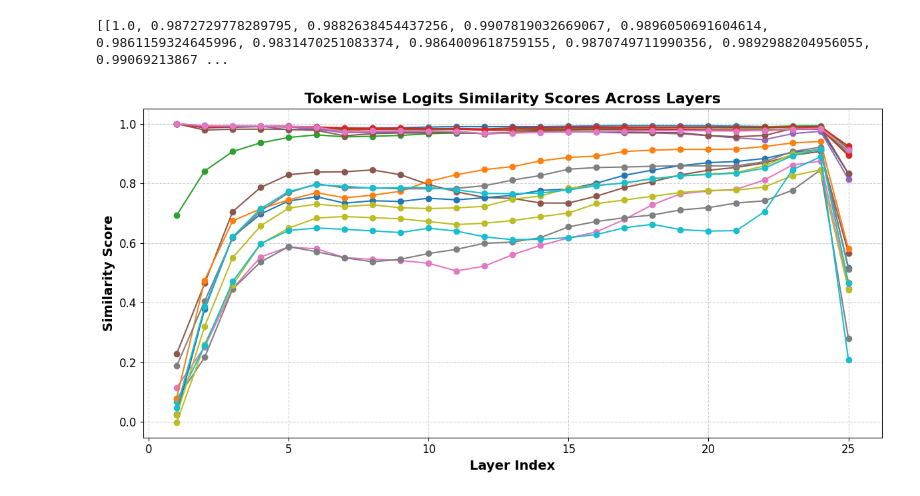
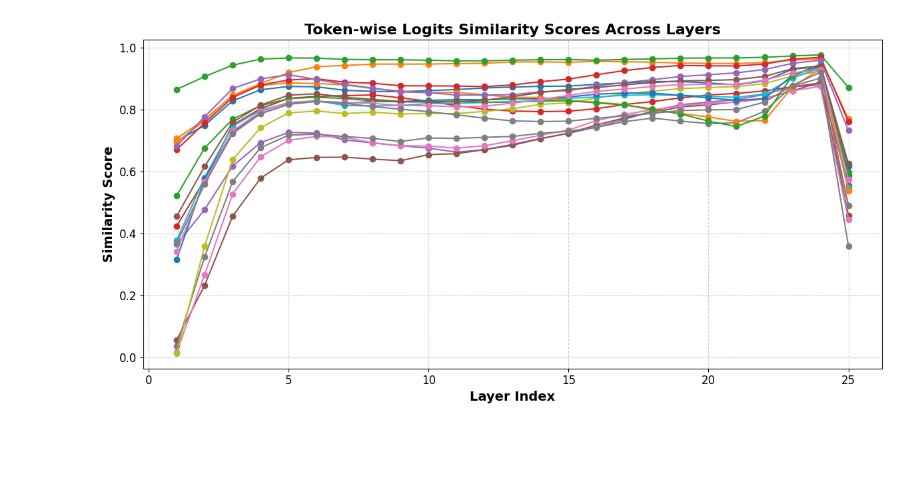
Before and after one commit to bilgee0517/capstone, a Jupyter notebook: evaluation/visualizations.ipynb, the cells around one changed output. Drawn from its saved outputs; the diff is of its cells as text; code cells hidden in the pictures; blank space fills up the shorter version.

```diff
--- a/evaluation/visualizations.ipynb
+++ b/evaluation/visualizations.ipynb
@@ -1,42 +1,46 @@
 # %%
 import json
+import numpy as np
 
 # Open and load the JSON file
 with open("results/logit_result.json", "r") as file:
     data = json.load(file)
 
 # Print the entire JSON content
-print(data["similarities"])
+similarity_matrices = [np.array(entry["similarities"]) for entry in data]  # Convert each to NumPy array
+# Stack into a single 3D NumPy array (num_sentences, num_steps, num_layers)
+similarity_matrices = np.stack(similarity_matrices, axis=0)
+# Compute the mean similarity for each (step, layer) across sentences
+average_similarities = np.mean(similarity_matrices, axis=0)
-# %% [output]
-[[1.0, 0.9872729778289795, 0.9882638454437256, 0.9907819032669067, 0.9896050691604614, 0.9861159324645996, 0.9831470251083374, 0.9864009618759155, 0.9870749711990356, 0.9892988204956055, 0.99069213867 ...
 # %%
 import matplotlib.pyplot as plt
 import numpy as np
 
-similarities = np.array(data["similarities"])
+similarities = average_similarities[2:, :]  # Excludes first two rows (tokens)
+
 # Number of tokens and layers
 num_tokens, num_layers = similarities.shape
 
 # Create the plot
 plt.figure(figsize=(12, 6))
 
 # Plot each token's similarity score across layers
 for token_idx in range(num_tokens):
     plt.plot(range(1, num_layers + 1), similarities[token_idx], marker="o", linestyle="-", label=f"Token {token_idx+1}")
 
 # Styling
 plt.xlabel("Layer Index", fontsize=14, fontweight="bold")
 plt.ylabel("Similarity Score", fontsize=14, fontweight="bold")
 plt.title("Token-wise Logits Similarity Scores Across Layers", fontsize=16, fontweight="bold")
 plt.grid(True, linestyle="--", alpha=0.6)
 plt.xticks(fontsize=12)
 plt.yticks(fontsize=12)
 plt.tight_layout()
 
 # Show the plot
 plt.show()
 # %% [output]
-[figure, old version]
+[figure, new version]
 # %%
 import json
 
```
Also changed, not shown: parts of 4 cells of this notebook, 1 other file.
